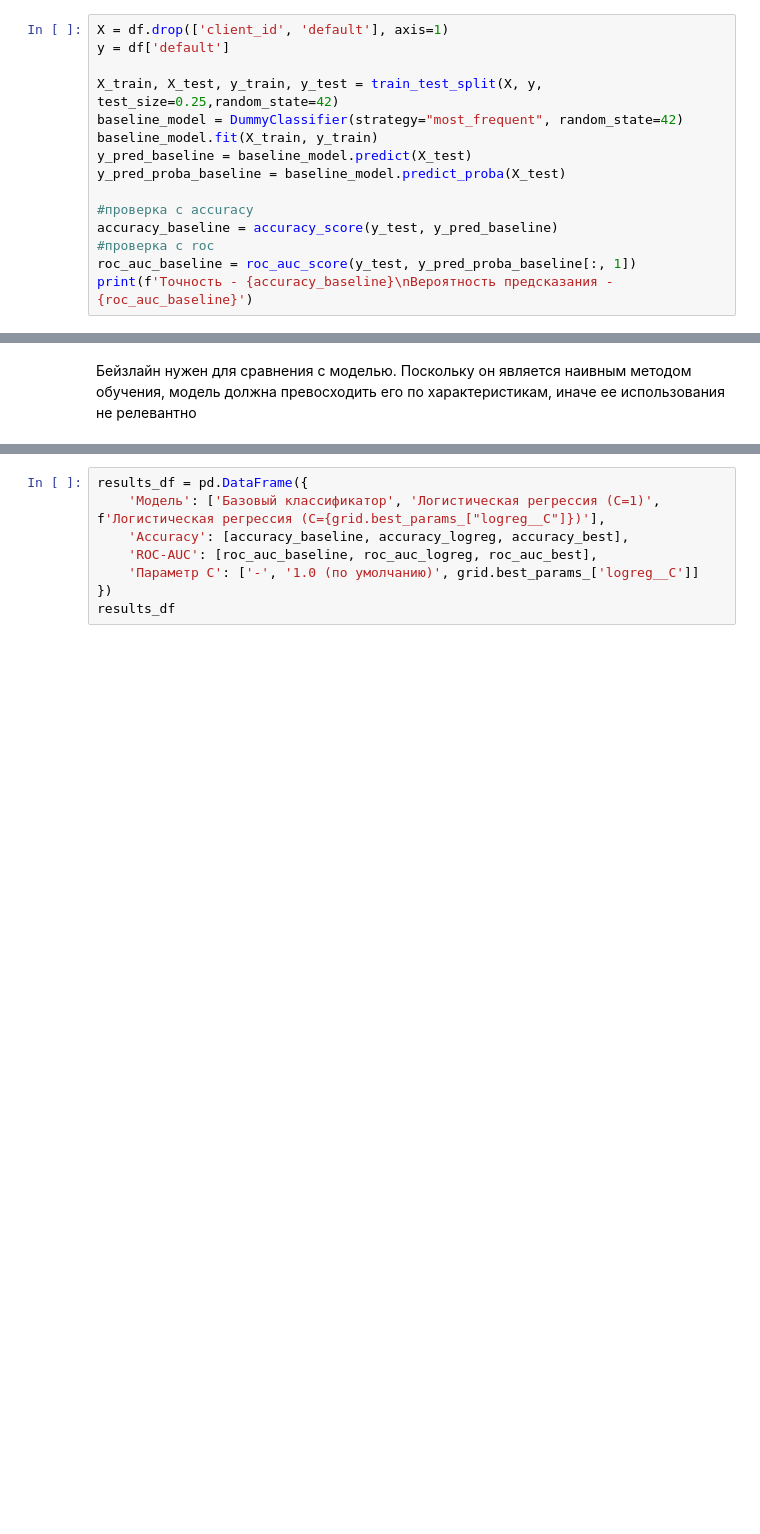
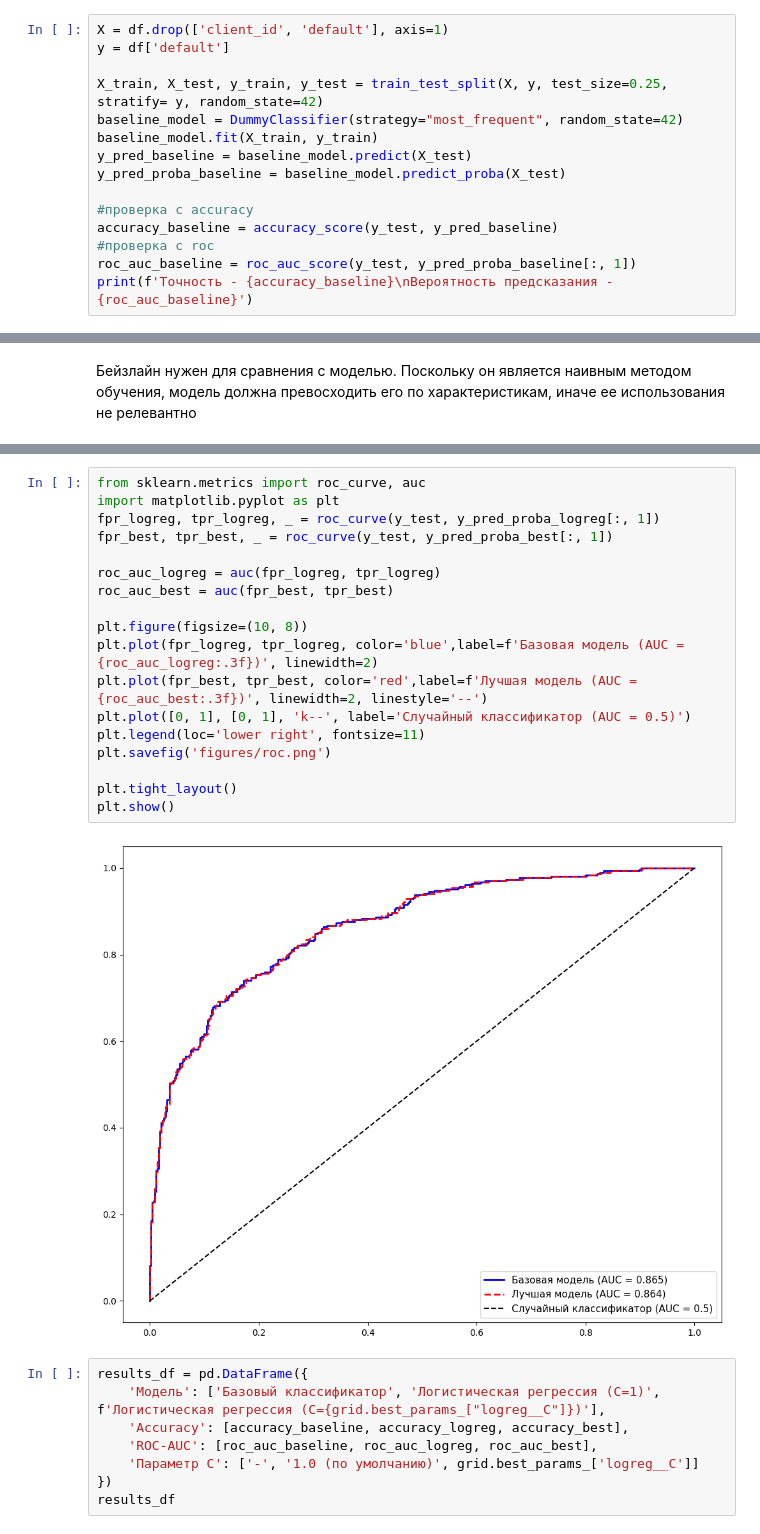
Before and after one commit to gytory/aie-dpo-homework, a Jupyter notebook: homeworks/HW05/HW05.ipynb, the cells around one changed output, grey strips where cells are left out. Drawn from its saved outputs; the diff is of its cells as text; blank space fills up the shorter version.

```diff
--- a/homeworks/HW05/HW05.ipynb
+++ b/homeworks/HW05/HW05.ipynb
@@ -72,7 +72,7 @@ Name: proportion, Length: 3000, dtype: float64
 X = df.drop(['client_id', 'default'], axis=1)
 y = df['default']
 
-X_train, X_test, y_train, y_test = train_test_split(X, y, test_size=0.25,random_state=42)
+X_train, X_test, y_train, y_test = train_test_split(X, y, test_size=0.25, stratify= y, random_state=42)
 baseline_model = DummyClassifier(strategy="most_frequent", random_state=42)
 baseline_model.fit(X_train, y_train)
 y_pred_baseline = baseline_model.predict(X_test)
@@ -128,3 +128,23 @@ ROC-AUC - 0.8730
+# %%
+from sklearn.metrics import roc_curve, auc
+import matplotlib.pyplot as plt
+fpr_logreg, tpr_logreg, _ = roc_curve(y_test, y_pred_proba_logreg[:, 1])
+fpr_best, tpr_best, _ = roc_curve(y_test, y_pred_proba_best[:, 1])
+
+roc_auc_logreg = auc(fpr_logreg, tpr_logreg)
+roc_auc_best = auc(fpr_best, tpr_best)
+
+plt.figure(figsize=(10, 8))
+plt.plot(fpr_logreg, tpr_logreg, color='blue',label=f'Базовая модель (AUC = {roc_auc_logreg:.3f})', linewidth=2)
+plt.plot(fpr_best, tpr_best, color='red',label=f'Лучшая модель (AUC = {roc_auc_best:.3f})', linewidth=2, linestyle='--')
+plt.plot([0, 1], [0, 1], 'k--', label='Случайный классификатор (AUC = 0.5)')
+plt.legend(loc='lower right', fontsize=11)
+plt.savefig('figures/roc.png')
+
+plt.tight_layout()
+plt.show()
+# %% [output]
+[figure, added]
 # %%
 results_df = pd.DataFrame({
     'Модель': ['Базовый классификатор', 'Логистическая регрессия (C=1)', f'Логистическая регрессия (C={grid.best_params_["logreg__C"]})'],
```
Also changed, not shown: parts of 3 cells of this notebook, 2 other files.
